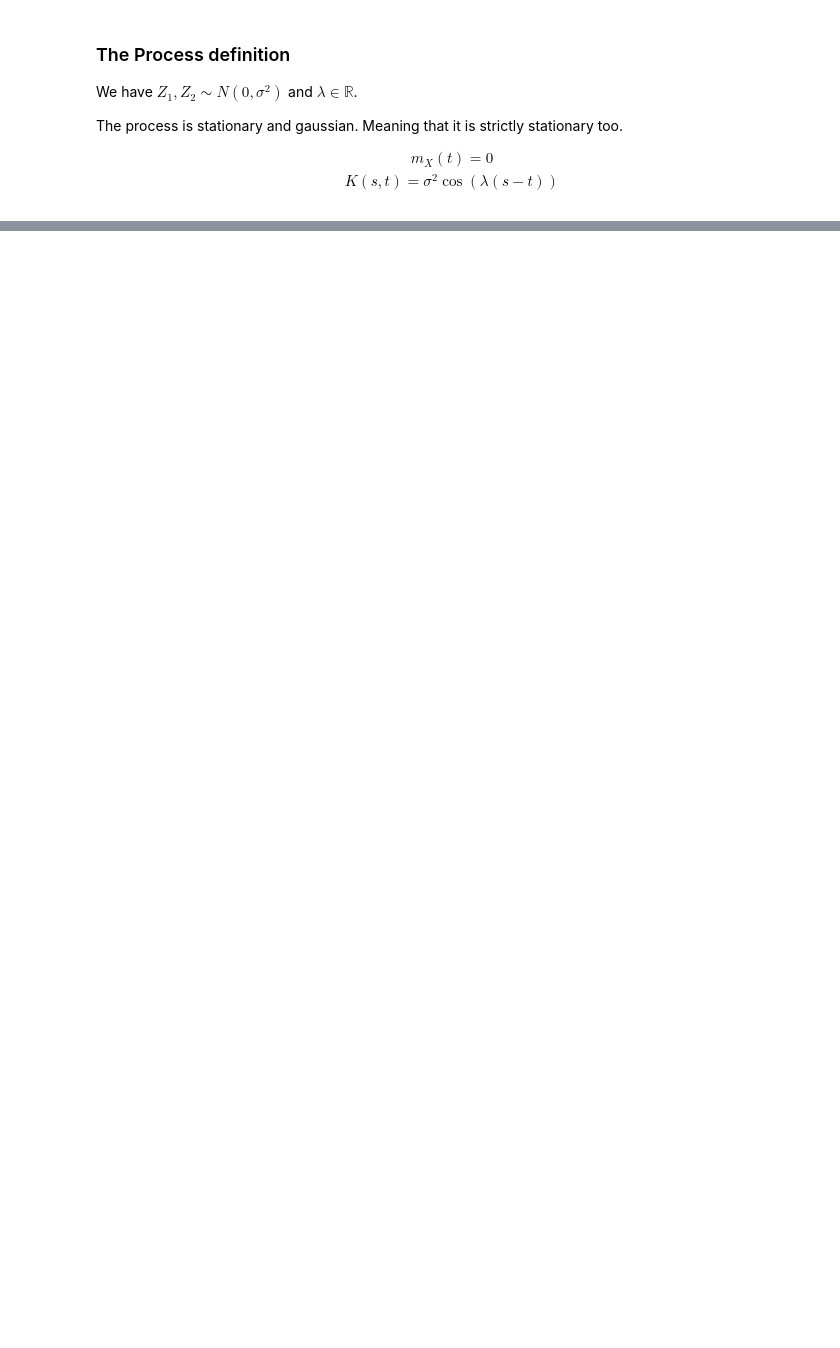
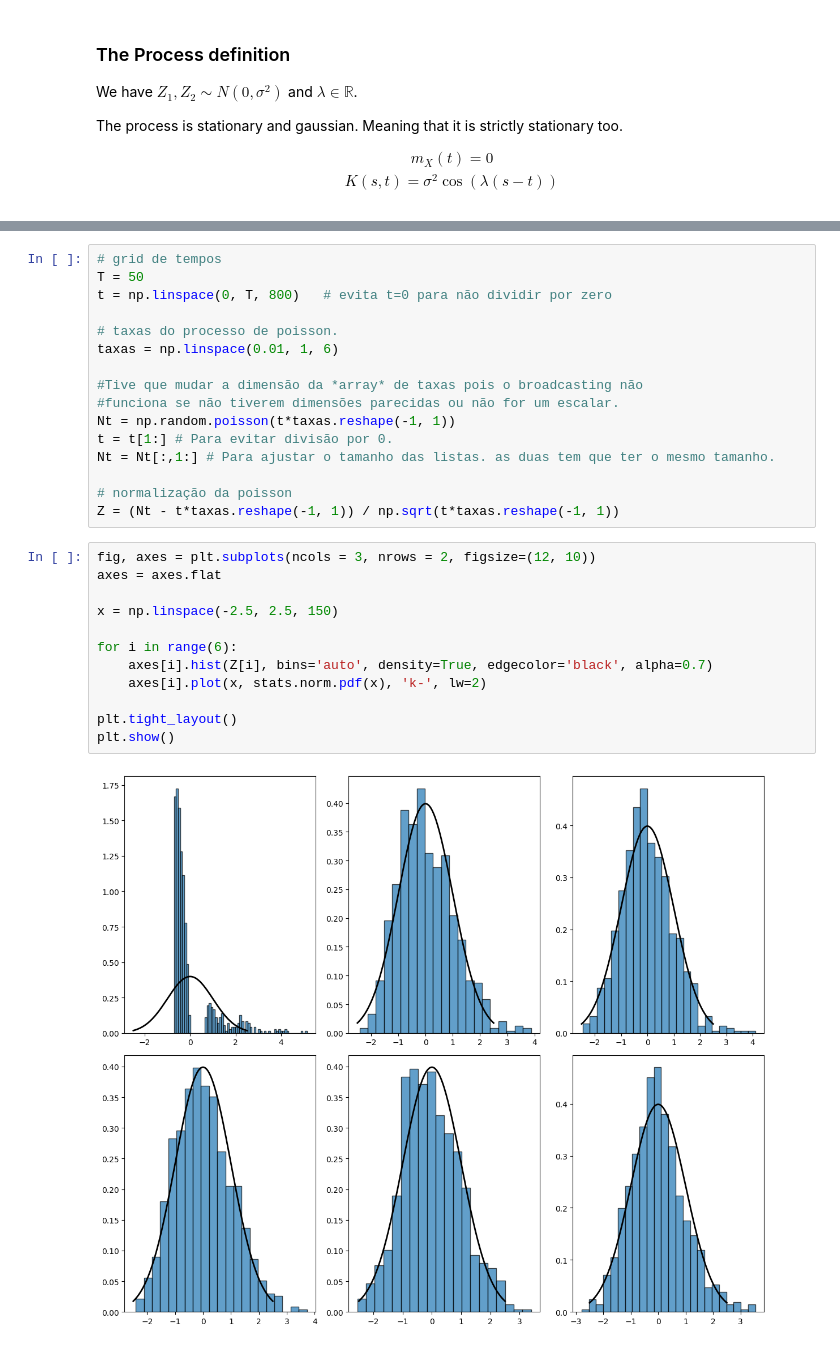
Before and after one commit to MuraSuu/Stochastic-Processes, a Jupyter notebook: GaussianProcess.ipynb, the cells around one changed output, grey strips where cells are left out. Saved outputs shown, nothing was run; the diff lists cells and outputs as text; blank space fills up the shorter version.

```diff
--- a/GaussianProcess.ipynb
+++ b/GaussianProcess.ipynb
@@ -89,0 +95,30 @@ plt.show()
+# %%
+# grid de tempos
+T = 50
+t = np.linspace(0, T, 800)   # evita t=0 para não dividir por zero
+
+# taxas do processo de poisson.
+taxas = np.linspace(0.01, 1, 6)
+
+#Tive que mudar a dimensão da *array* de taxas pois o broadcasting não
+#funciona se não tiverem dimensões parecidas ou não for um escalar.
+Nt = np.random.poisson(t*taxas.reshape(-1, 1))
+t = t[1:] # Para evitar divisão por 0.
+Nt = Nt[:,1:] # Para ajustar o tamanho das listas. as duas tem que ter o mesmo tamanho.
+
+# normalização da poisson
+Z = (Nt - t*taxas.reshape(-1, 1)) / np.sqrt(t*taxas.reshape(-1, 1))
+# %%
+fig, axes = plt.subplots(ncols = 3, nrows = 2, figsize=(12, 10))
+axes = axes.flat
+
+x = np.linspace(-2.5, 2.5, 150)
+
+for i in range(6):
+    axes[i].hist(Z[i], bins='auto', density=True, edgecolor='black', alpha=0.7)
+    axes[i].plot(x, stats.norm.pdf(x), 'k-', lw=2)
+
+plt.tight_layout()
+plt.show()
+# %% [output]
+[figure, added]
```
Also changed, not shown: parts of 21 cells of this notebook.
